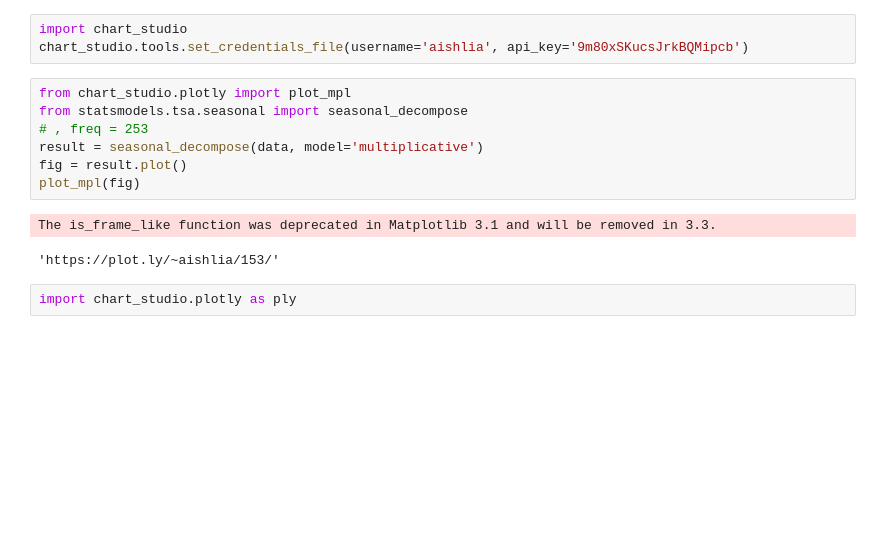
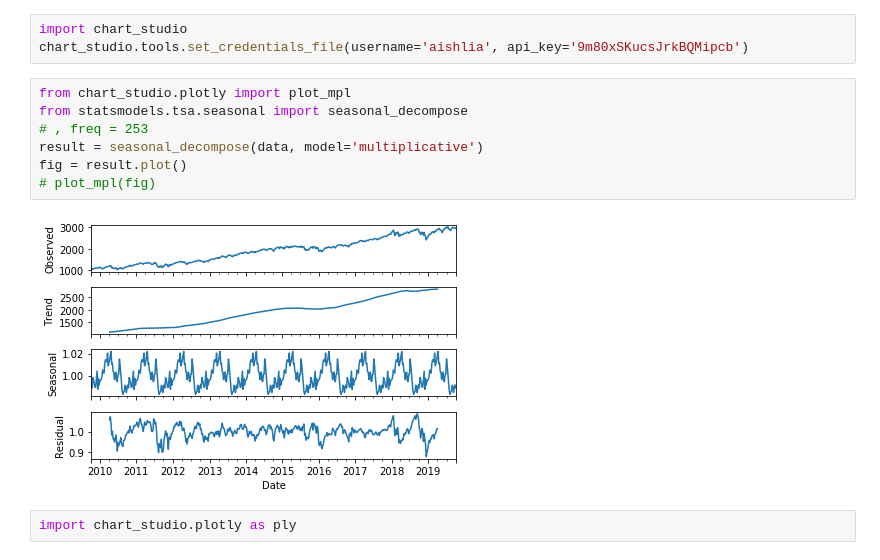
Before and after one commit to Aishlia/calhacks2019, a Jupyter notebook: ARIMA/Main.ipynb, the cells around one changed output. Drawn from its saved outputs; the diff is of its cells as text; blank space fills up the shorter version.

```diff
--- a/ARIMA/Main.ipynb
+++ b/ARIMA/Main.ipynb
@@ -80,13 +87,12 @@ chart_studio.tools.set_credentials_file(username='aishlia', api_key='9m80xSKucsJ
 # %%
 from chart_studio.plotly import plot_mpl
 from statsmodels.tsa.seasonal import seasonal_decompose
 # , freq = 253
 result = seasonal_decompose(data, model='multiplicative')
 fig = result.plot()
-plot_mpl(fig)
+# plot_mpl(fig)
 # %% [output]
-The is_frame_like function was deprecated in Matplotlib 3.1 and will be removed in 3.3.
-'https://plot.ly/~aishlia/153/'
+[figure, added]
 # %%
 import chart_studio.plotly as ply
 # %%
```
Also changed, not shown: parts of 8 cells of this notebook, 6 other files.
